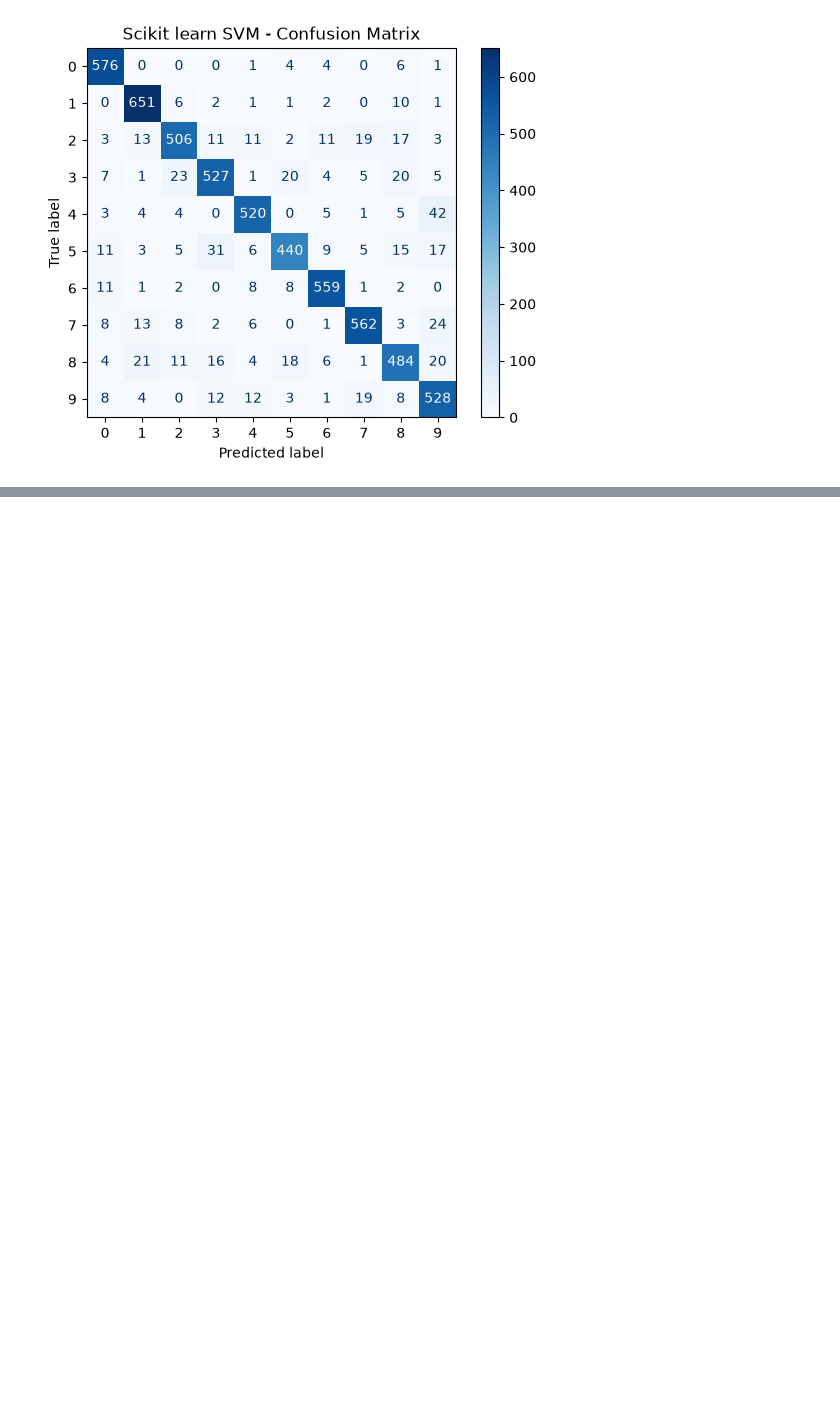
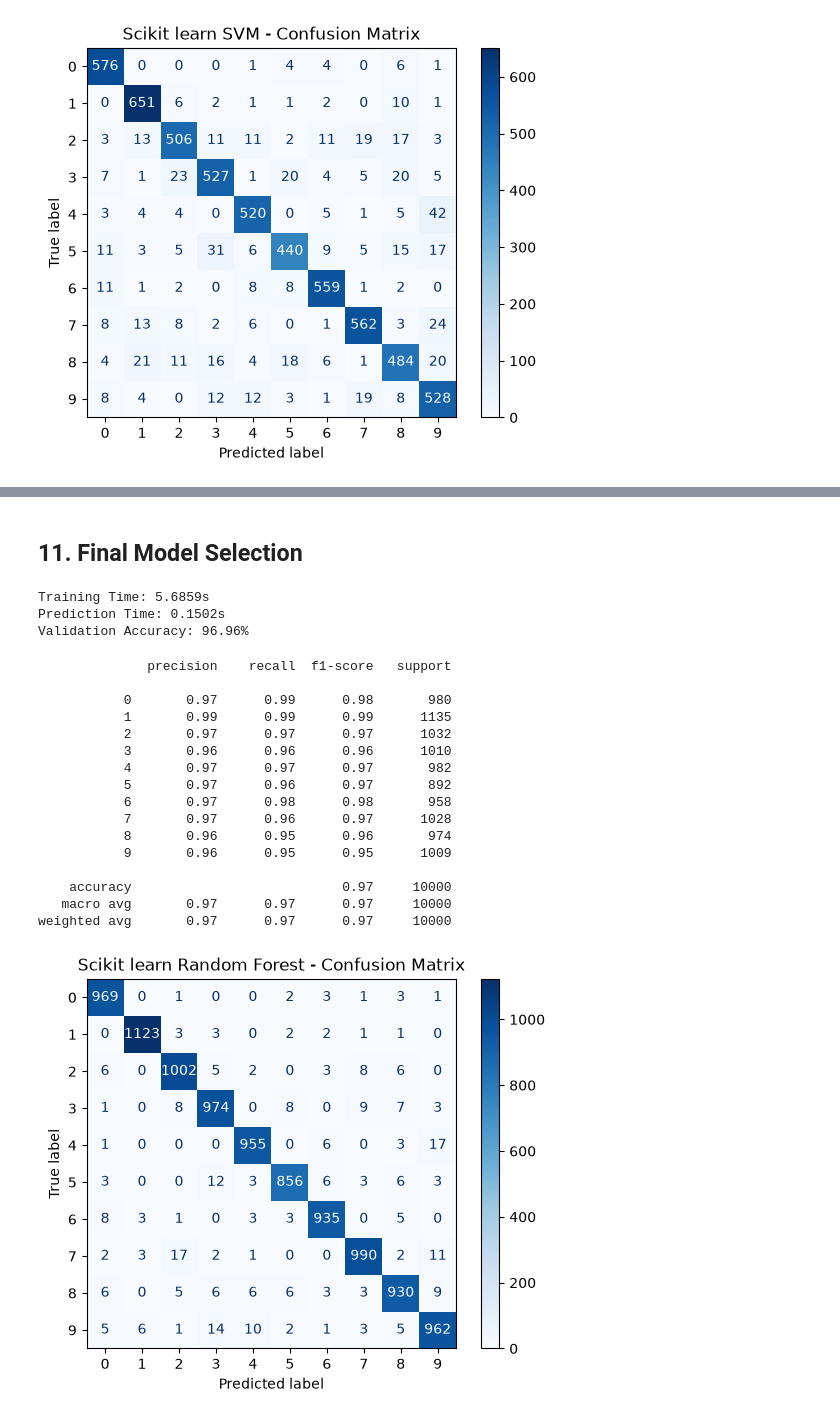
Before and after one commit to yashSP2604/handwritten-digit-classification, a Jupyter notebook: notebooks/digit_classification.ipynb, the cells around one changed output, grey strips where cells are left out. Saved outputs shown, nothing was run; the diff lists cells and outputs as text; code cells hidden in the pictures; blank space fills up the shorter version.

```diff
--- a/notebooks/digit_classification.ipynb
+++ b/notebooks/digit_classification.ipynb
@@ -782,0 +890,62 @@ weighted avg       0.89      0.89      0.89      6000
+# %% [markdown]
+## 11. Final Model Selection
+# %%
+final_model = RandomForestClassifier(
+    n_estimators=100,
+    random_state=42,
+    n_jobs=-1
+)
+
+start = time.perf_counter()
+
+final_model.fit(
+    X_train_model[:54000],
+    y_train_model[:54000]
+)
+
+final_training_time = time.perf_counter() - start
+
+start = time.perf_counter()
+final_predictions = final_model.predict(X_test)
+final_prediction_time = time.perf_counter() - start
+
+final_accuracy = accuracy_score(y_test, final_predictions)
+
+print(f"Training Time: {final_training_time:.4f}s")
+print(f"Prediction Time: {final_prediction_time:.4f}s")
+print(f"Validation Accuracy: {final_accuracy * 100:.2f}%")
+# %% [output]
+Training Time: 5.6859s
+Prediction Time: 0.1502s
+Validation Accuracy: 96.96%
+# %%
+print(classification_report(y_test, final_predictions))
+
+final_cm = confusion_matrix(y_test, final_predictions)
+
+display_cm = ConfusionMatrixDisplay(
+    confusion_matrix=final_cm,
+    display_labels=range(10)
+)
+
+display_cm.plot(cmap="Blues", values_format="d")
+plt.title("Scikit learn Random Forest - Confusion Matrix")
+plt.show()
+# %% [output]
+              precision    recall  f1-score   support
+
+           0       0.97      0.99      0.98       980
+           1       0.99      0.99      0.99      1135
+           2       0.97      0.97      0.97      1032
+           3       0.96      0.96      0.96      1010
+           4       0.97      0.97      0.97       982
+           5       0.97      0.96      0.97       892
+           6       0.97      0.98      0.98       958
+           7       0.97      0.96      0.97      1028
+           8       0.96      0.95      0.96       974
+           9       0.96      0.95      0.95      1009
+
+    accuracy                           0.97     10000
+   macro avg       0.97      0.97      0.97     10000
+weighted avg       0.97      0.97      0.97     10000
+[figure, added]
```
Also changed, not shown: parts of 20 cells of this notebook.
